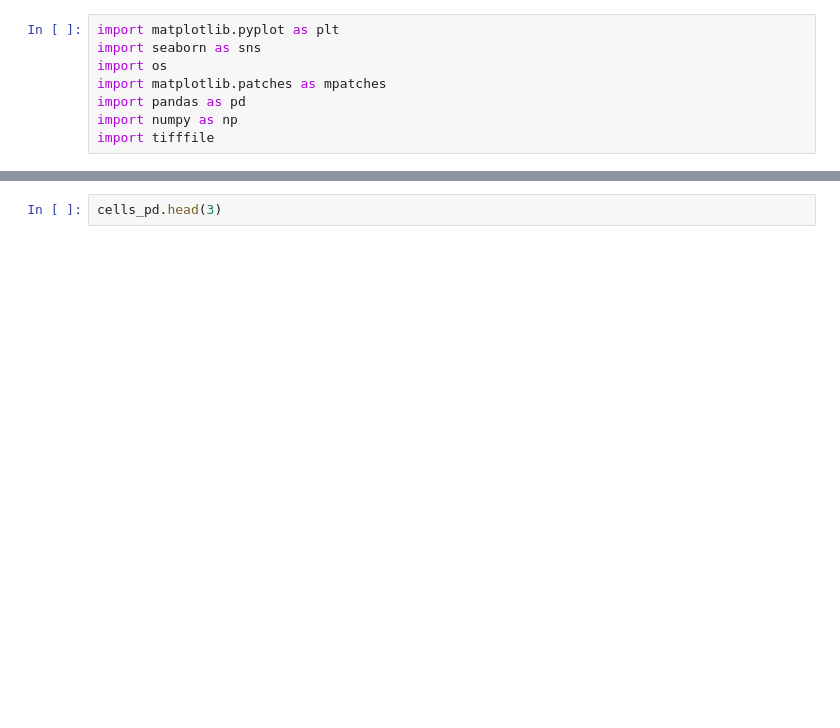
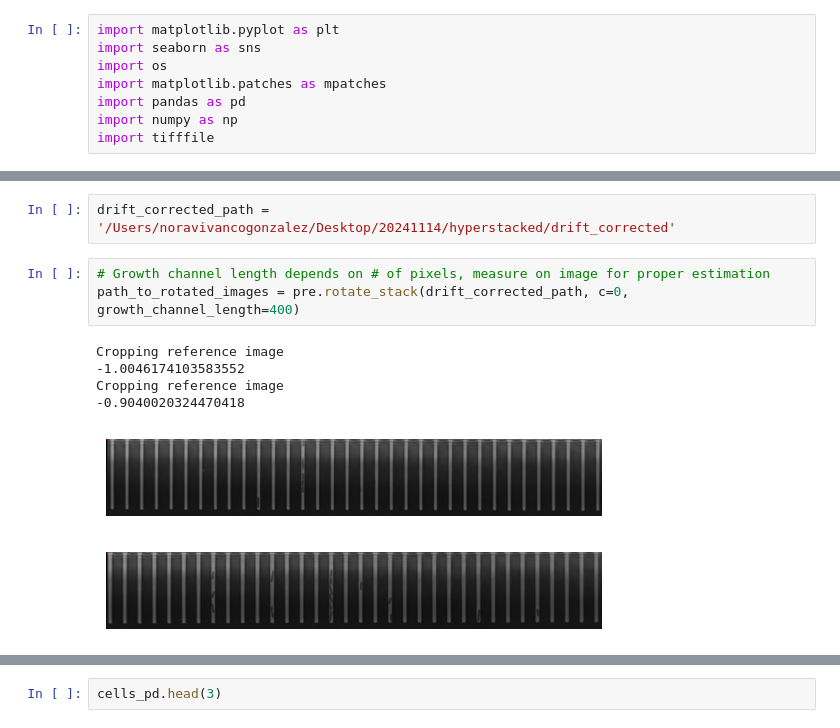
Before and after one commit to nvivanco/Image_analysis, a Jupyter notebook: bacteria_segmentation_tracking_mm_tutorial.ipynb, the cells around one changed output, grey strips where cells are left out. Saved outputs shown, nothing was run; the diff lists cells and outputs as text; blank space fills up the shorter version.

```diff
--- a/bacteria_segmentation_tracking_mm_tutorial.ipynb
+++ b/bacteria_segmentation_tracking_mm_tutorial.ipynb
@@ -11,0 +21,12 @@ import mm3_adapted_cell_tracking as mm3track
+# %%
+drift_corrected_path = '/Users/noravivancogonzalez/Desktop/20241114/hyperstacked/drift_corrected'
+# %%
+# Growth channel length depends on # of pixels, measure on image for proper estimation
+path_to_rotated_images = pre.rotate_stack(drift_corrected_path, c=0, growth_channel_length=400)
+# %% [output]
+Cropping reference image
+-1.0046174103583552
+Cropping reference image
+-0.9040020324470418
+[figure, added]
+[figure, added]
```
Also changed, not shown: parts of 29 cells of this notebook, 1 other file.
